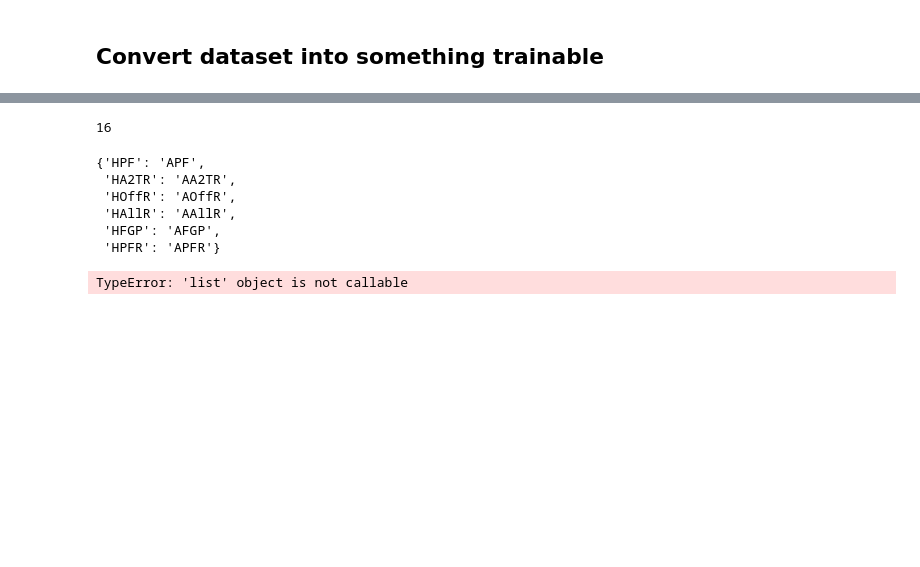
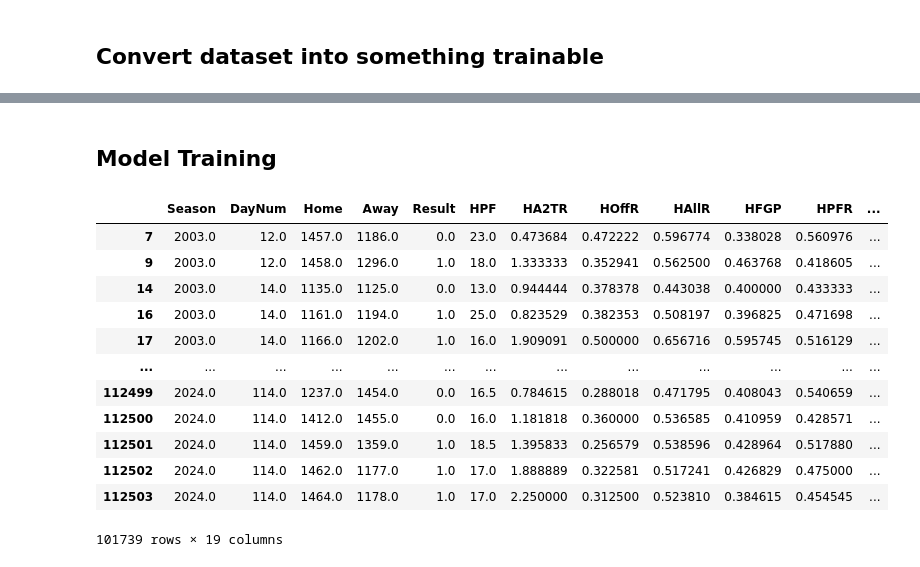
Before and after one commit to rauldaal/march-madness, a Jupyter notebook: data_exploration/MRegularSeason_2.ipynb, the cells around one changed output, grey strips where cells are left out. Cells and saved outputs as stored; diff of their text form; code cells hidden in the pictures; blank space fills up the shorter version.

```diff
--- a/data_exploration/MRegularSeason_2.ipynb
+++ b/data_exploration/MRegularSeason_2.ipynb
@@ -233,17 +210,0 @@ away_last
-# %%
-len(final_df_columns)
-# %% [output]
-16
-# %%
-pd.concat()
-# %% [output]
-{'HPF': 'APF',
- 'HA2TR': 'AA2TR',
- 'HOffR': 'AOffR',
- 'HAllR': 'AAllR',
- 'HFGP': 'AFGP',
- 'HPFR': 'APFR'}
-# %%
-home_home_last.rename(columns=)
-# %% [output]
-TypeError: 'list' object is not callable
@@ -249,0 +213,25 @@ TypeError: 'list' object is not callable
+# %% [markdown]
+## Model Training
+# %%
+import pandas as pd
+from sklearn.ensemble import RandomForestClassifier, GradientBoostingClassifier
+from sklearn.model_selection import train_test_split
+from sklearn.preprocessing import MinMaxScaler
+
+MedianSeasonAgg = pd.read_csv("../data/MMedianSeasonAggStreak_2.csv")
+MedianSeasonAgg.dropna(inplace=True)
+MedianSeasonAgg
+# %% [output]
+|  | Season | DayNum | Home | Away | Result | HPF | HA2TR | HOffR | HAllR | HFGP | HPFR | ... |
+| 7 | 2003.0 | 12.0 | 1457.0 | 1186.0 | 0.0 | 23.0 | 0.473684 | 0.472222 | 0.596774 | 0.338028 | 0.560976 | ... |
+| 9 | 2003.0 | 12.0 | 1458.0 | 1296.0 | 1.0 | 18.0 | 1.333333 | 0.352941 | 0.562500 | 0.463768 | 0.418605 | ... |
+| 14 | 2003.0 | 14.0 | 1135.0 | 1125.0 | 0.0 | 13.0 | 0.944444 | 0.378378 | 0.443038 | 0.400000 | 0.433333 | ... |
+| 16 | 2003.0 | 14.0 | 1161.0 | 1194.0 | 1.0 | 25.0 | 0.823529 | 0.382353 | 0.508197 | 0.396825 | 0.471698 | ... |
+| 17 | 2003.0 | 14.0 | 1166.0 | 1202.0 | 1.0 | 16.0 | 1.909091 | 0.500000 | 0.656716 | 0.595745 | 0.516129 | ... |
+| ... | ... | ... | ... | ... | ... | ... | ... | ... | ... | ... | ... | ... |
+| 112499 | 2024.0 | 114.0 | 1237.0 | 1454.0 | 0.0 | 16.5 | 0.784615 | 0.288018 | 0.471795 | 0.408043 | 0.540659 | ... |
+| 112500 | 2024.0 | 114.0 | 1412.0 | 1455.0 | 0.0 | 16.0 | 1.181818 | 0.360000 | 0.536585 | 0.410959 | 0.428571 | ... |
+| 112501 | 2024.0 | 114.0 | 1459.0 | 1359.0 | 1.0 | 18.5 | 1.395833 | 0.256579 | 0.538596 | 0.428964 | 0.517880 | ... |
+| 112502 | 2024.0 | 114.0 | 1462.0 | 1177.0 | 1.0 | 17.0 | 1.888889 | 0.322581 | 0.517241 | 0.426829 | 0.475000 | ... |
+| 112503 | 2024.0 | 114.0 | 1464.0 | 1178.0 | 1.0 | 17.0 | 2.250000 | 0.312500 | 0.523810 | 0.384615 | 0.454545 | ... |
+101739 rows × 19 columns
```
Also changed, not shown: parts of 14 cells of this notebook, 9 other files.
